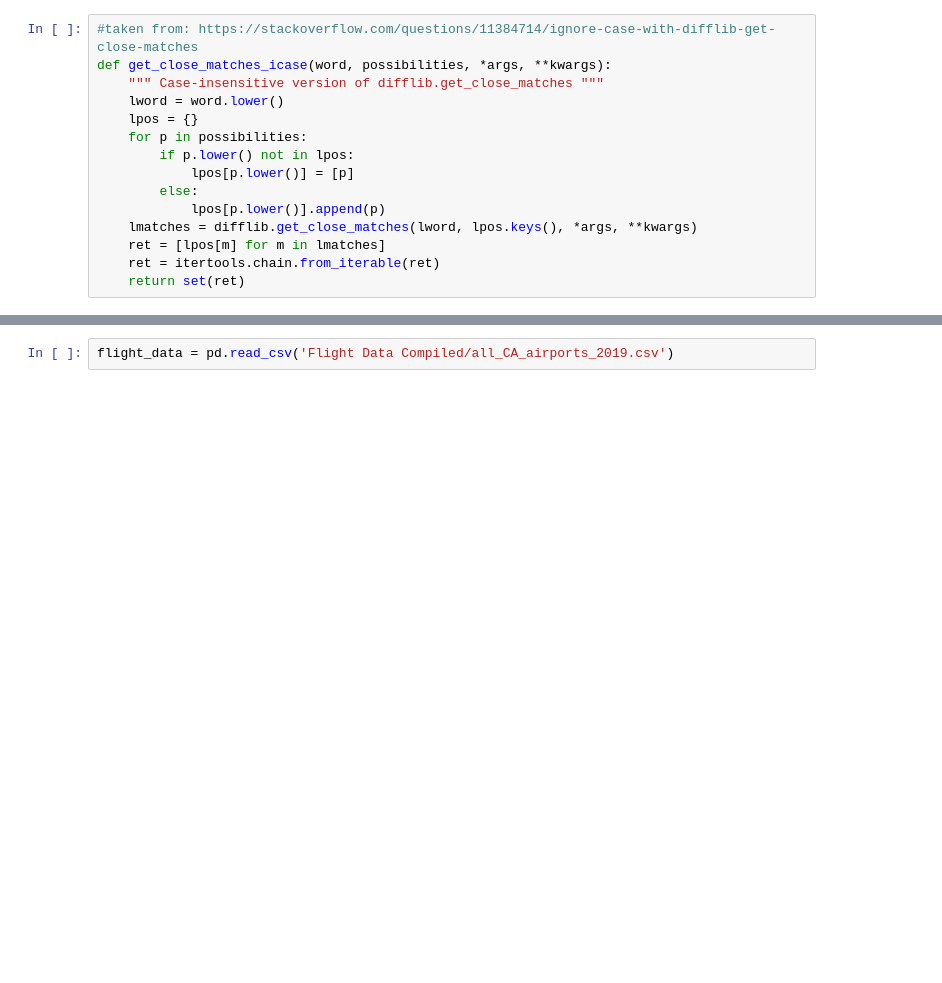
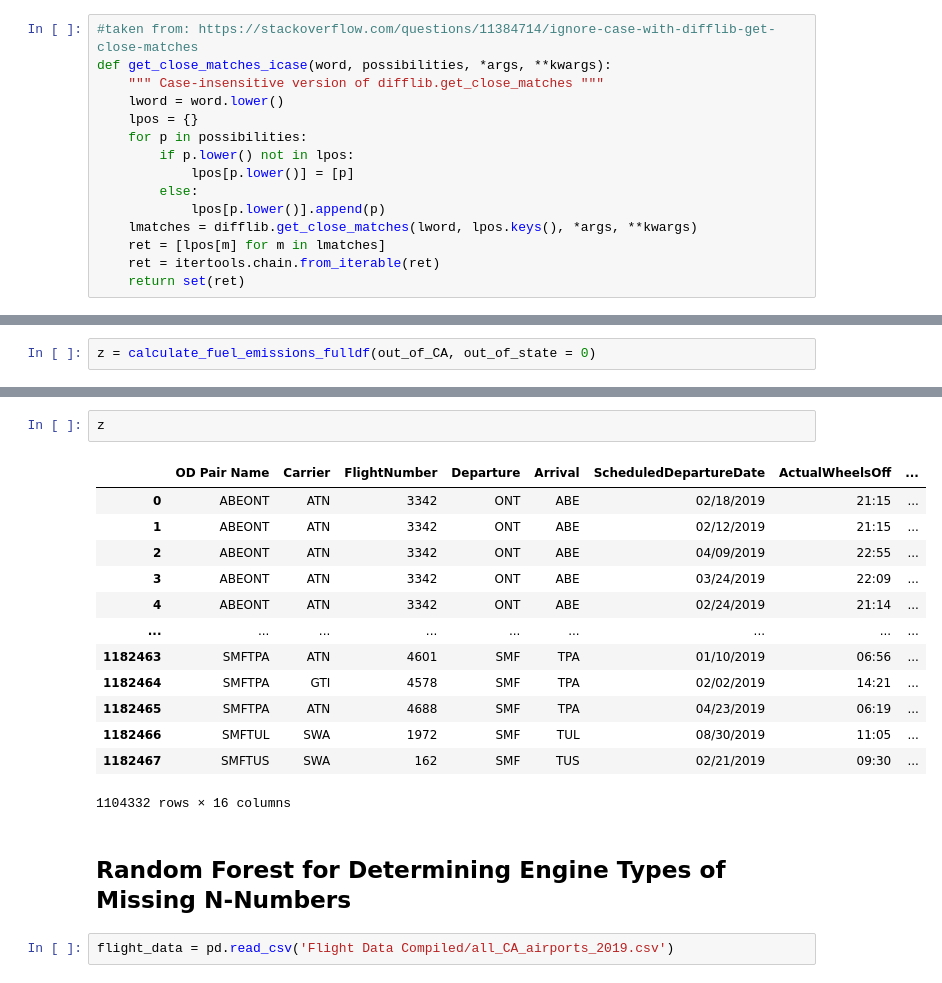
Before and after one commit to candaceyee/ca-electric-aircraft-emissions, a Jupyter notebook: Fuel Emission Calculations.ipynb, the cells around one changed output, grey strips where cells are left out. Cells and saved outputs as stored; diff of their text form; blank space fills up the shorter version.

Commit message:
updated emission calculation script

```diff
--- a/Fuel Emission Calculations.ipynb
+++ b/Fuel Emission Calculations.ipynb
@@ -639,0 +675,2 @@ x
+# %%
+z = calculate_fuel_emissions_fulldf(out_of_CA, out_of_state = 0)
@@ -640,3 +695,21 @@ x
+# %%
+z
+# %% [output]
+|  | OD Pair Name | Carrier | FlightNumber | Departure | Arrival | ScheduledDepartureDate | ActualWheelsOff | ... |
+| 0 | ABEONT | ATN | 3342 | ONT | ABE | 02/18/2019 | 21:15 | ... |
+| 1 | ABEONT | ATN | 3342 | ONT | ABE | 02/12/2019 | 21:15 | ... |
+| 2 | ABEONT | ATN | 3342 | ONT | ABE | 04/09/2019 | 22:55 | ... |
+| 3 | ABEONT | ATN | 3342 | ONT | ABE | 03/24/2019 | 22:09 | ... |
+| 4 | ABEONT | ATN | 3342 | ONT | ABE | 02/24/2019 | 21:14 | ... |
+| ... | ... | ... | ... | ... | ... | ... | ... | ... |
+| 1182463 | SMFTPA | ATN | 4601 | SMF | TPA | 01/10/2019 | 06:56 | ... |
+| 1182464 | SMFTPA | GTI | 4578 | SMF | TPA | 02/02/2019 | 14:21 | ... |
+| 1182465 | SMFTPA | ATN | 4688 | SMF | TPA | 04/23/2019 | 06:19 | ... |
+| 1182466 | SMFTUL | SWA | 1972 | SMF | TUL | 08/30/2019 | 11:05 | ... |
+| 1182467 | SMFTUS | SWA | 162 | SMF | TUS | 02/21/2019 | 09:30 | ... |
+1104332 rows × 16 columns
+# %% [markdown]
+## Random Forest for Determining Engine Types of Missing N-Numbers
 # %%
 flight_data = pd.read_csv('Flight Data Compiled/all_CA_airports_2019.csv')
 # %%
```
Also changed, not shown: parts of 26 cells of this notebook.
